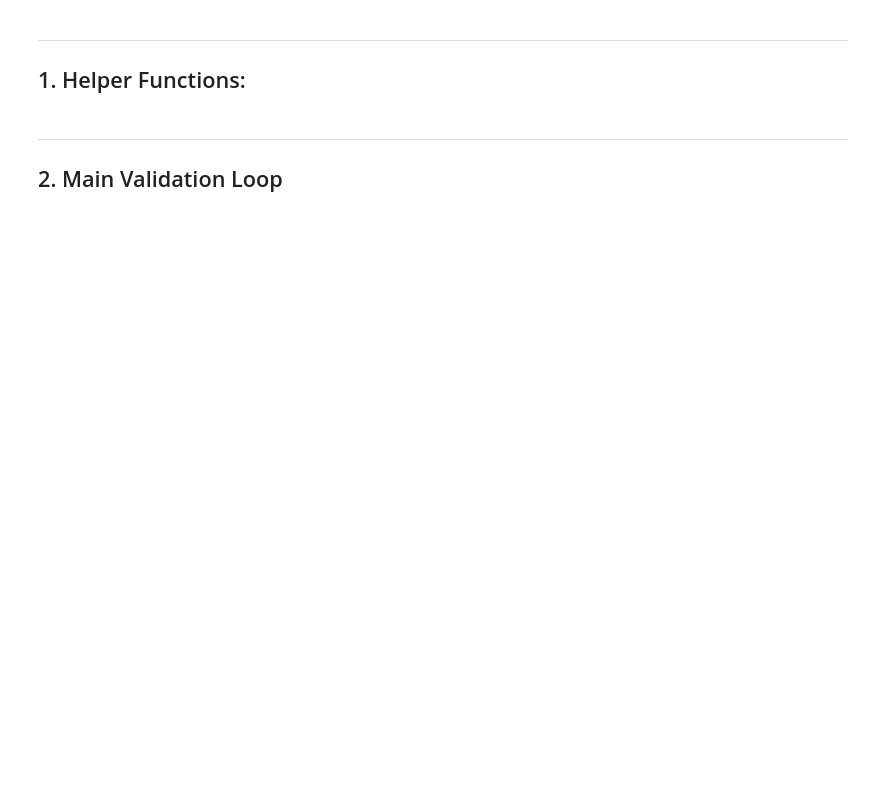
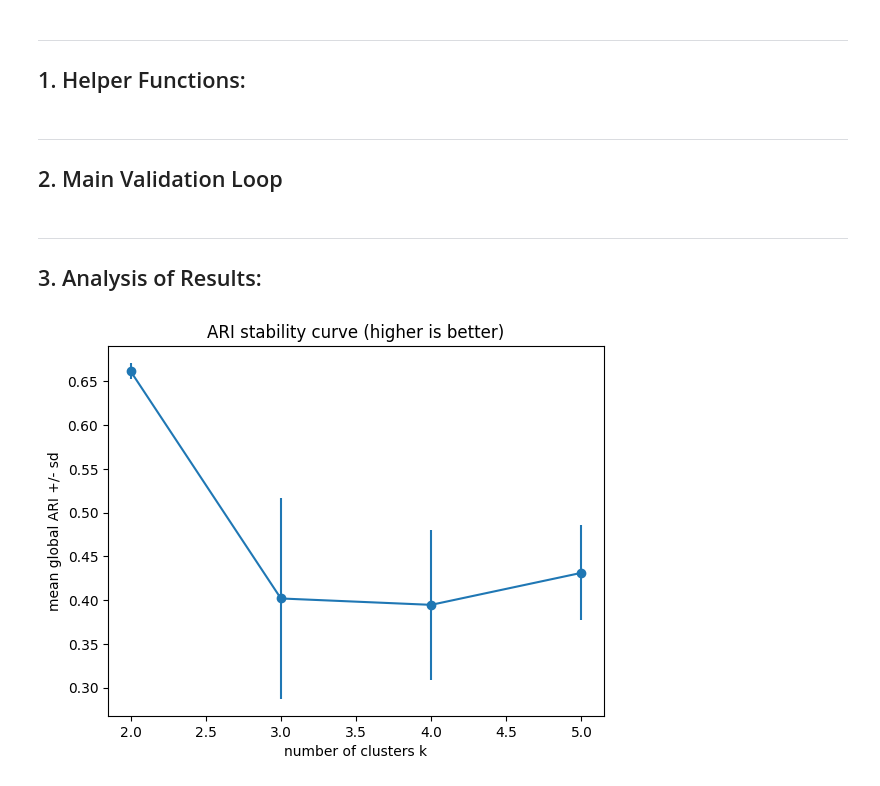
Before and after one commit to DataSlingers/CARVE, a Jupyter notebook: SketchV1.ipynb, the cells around one changed output. Drawn from its saved outputs; the diff is of its cells as text; code cells hidden in the pictures; blank space fills up the shorter version.

```diff
--- a/SketchV1.ipynb
+++ b/SketchV1.ipynb
@@ -161,7 +261,7 @@ def compute_global_metrics(labels_A: np.ndarray, labels_B: np.ndarray) -> Dict[s
 
     return {"ARI": ari, "NMI": nmi}
 # %%
-def align_cluster_labels_and_compute_scores(true_labels: np.ndarray, pred_labels: np.ndarray, score_type: str = 'jaccard') -> Tuple[List[float], float, float]:
+def align_cluster_labels_and_compute_scores(true_labels: np.ndarray, pred_labels: np.ndarray, score_type: str = 'jaccard') -> tuple[list[float], float, float]:
     """
     aligns predicted labels to true labels using Hungarian algorithm, then computes a score (jaccard or f1) for each aligned cluster.
 
@@ -194,7 +294,7 @@ def align_cluster_labels_and_compute_scores(true_labels: np.ndarray, pred_labels
 
     per_scores = np.array(per_scores)
     median_score = np.median(per_scores)
-    iqr_score = np.percentile(per_scores, 75) - np.percentile(per_scores, 25)
+    iqr_score = np.percentile(per_scores, 97.5) - np.percentile(per_scores, 2.5)
     return per_scores, median_score, iqr_score
 # %%
 def update_consensus_count(C: np.ndarray, labels_full: np.ndarray) -> None:
@@ -238,3 +338,24 @@ def compute_sample_entropy(M: np.ndarray) -> np.ndarray:
+# %%
+def align_to_ref(theta: np.ndarray, ref_labels: np.ndarray) -> np.ndarray:
+    """
+    align a cluster‐assignment matrix to a fixed reference labeling using Hungarian algorithm.
+
+    :param theta: assignment matrix for one iteration
+    :param ref_labels: reference cluster labels for each sample
+
+    :return: permuted assignment matrix aligned to ref_labels
+    """
+
+    k = theta.shape[1]
+    weights = np.zeros((k, k), dtype=float)
+
+    for i in range(k):
+        idxs = np.where(ref_labels == i)[0]
+        weights[i] = theta[idxs].sum(axis=0)
+
+    _, col_ind = linear_sum_assignment(-weights)
+
+    return theta[:, col_ind]
 # %% [markdown]
 ---
 ## 2. Main Validation Loop
@@ -312,0 +476,22 @@ iqr_cluster_jaccard = np.median(cluster_iqrs)
+# %%
+K = 5
+results_by_k = {}
+
+for k in range(2, K+1):
+    results_by_k[k] = run_validation(X, k)
+# %% [markdown]
+---
+## 3. Analysis of Results:
+# %%
+ks = sorted(results_by_k.keys())
+# %%
+means = [results_by_k[k]['stats']['mean_ari'] for k in ks]
+stds = [results_by_k[k]['stats']['std_ari'] for k in ks]
+
+plt.errorbar(ks, means, yerr=stds, fmt='-o')
+plt.xlabel('number of clusters k')
+plt.ylabel('mean global ARI +/- sd')
+plt.title('ARI stability curve (higher is better)')
+plt.show()
+# %% [output]
+[figure, added]
```
Also changed, not shown: parts of 16 cells of this notebook.
